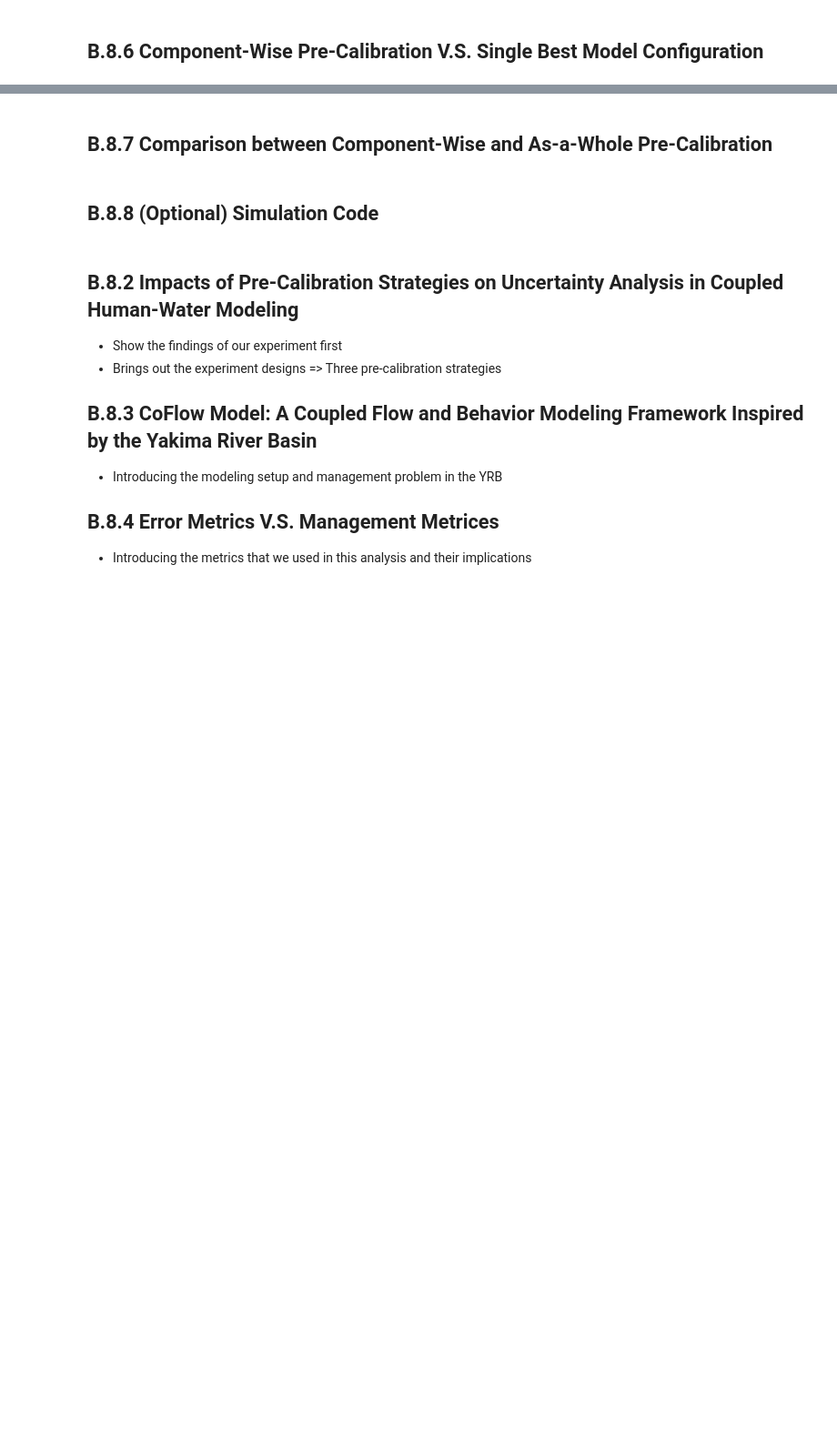
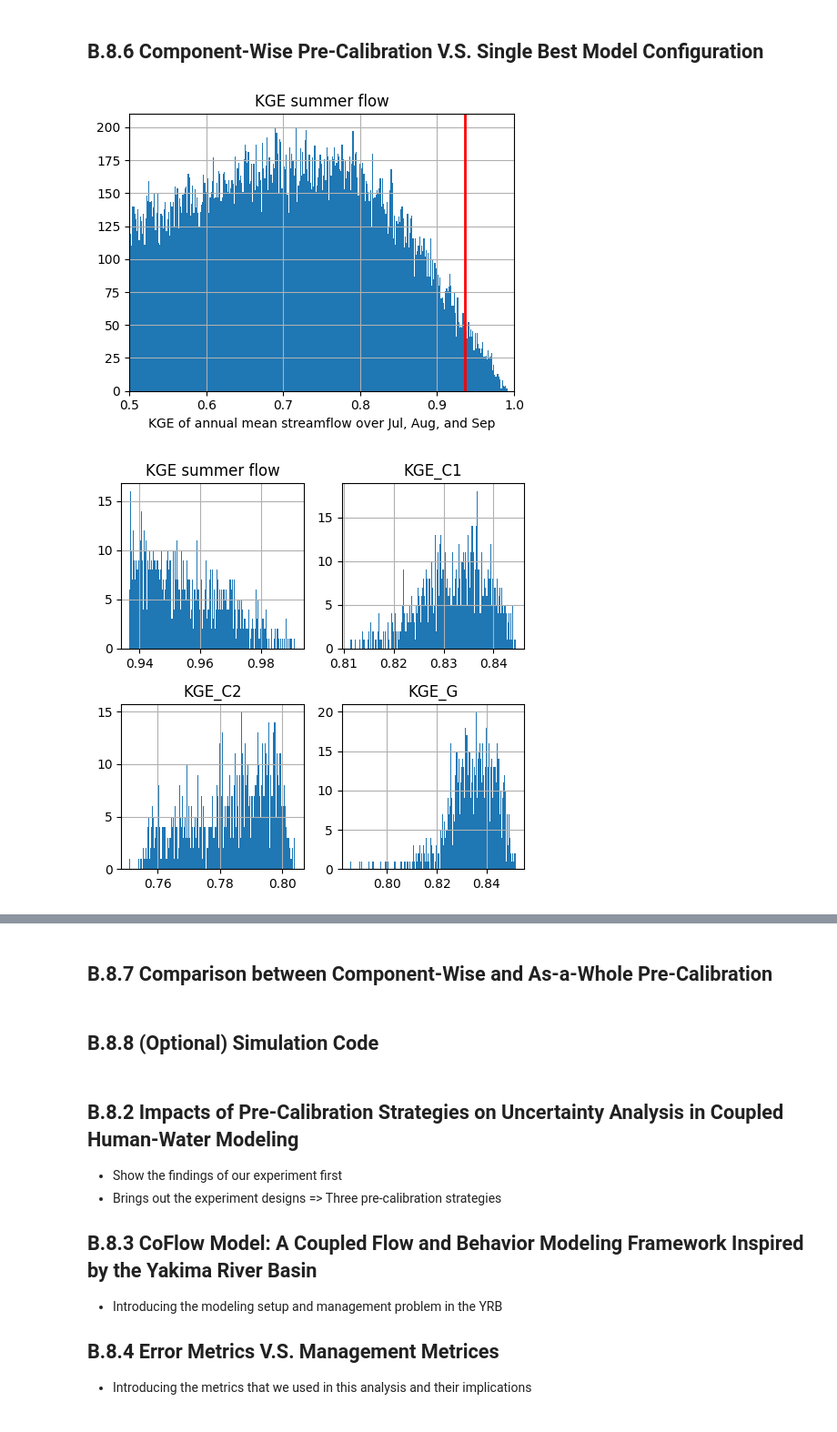
Before and after one commit to cylin928/PreCalibration-CoFlow, a Jupyter notebook: precalibration.ipynb, the cells around one changed output, grey strips where cells are left out. Shown at 91% size. Cells and saved outputs as stored; diff of their text form; code cells hidden in the pictures; blank space fills up the shorter version.

```diff
--- a/precalibration.ipynb
+++ b/precalibration.ipynb
@@ -12,8 +12,11 @@ The code block below is to setup the environment.
 
 # Install packages if not already installed
 #!pip install pathnavigator
-
+import os
+root_dir = os.path.dirname(os.path.abspath(__file__)) if '__file__' in globals() else os.getcwd()
 import pathnavigator
 
-root_dir = rf"{pathnavigator.__path__[0]}/.."
+#root_dir = rf"{pathnavigator.__path__[0]}/.."
 pn = pathnavigator.create(root_dir)
+pn.chdir()
+print(pn.get())  # Check working directory
@@ -176,2 +295,38 @@ Table 2. ABM parameters
 # %% [markdown]
 ## B.8.6 Component-Wise Pre-Calibration V.S. Single Best Model Configuration
+# %%
+# Precalibration on hydrological model
+
+import matplotlib.pyplot as plt
+import numpy as np
+from src.utils import read_parquet
+
+folder = "component_wise_precalibration_hy"
+
+df_hy = read_parquet(pn.get(folder, "output", "component_wise_precalibration_hy_135334_metrics.parquet"))
+df_hy = df_hy.rename(columns={"KGE_G(789)": "KGE summer flow"})
+ylist = ["KGE summer flow", 'KGE_C1', 'KGE_C2', 'KGE_G']
+
+# Select top 1% (N=1000)
+q99 = np.quantile(df_hy[["KGE summer flow"]], 0.99)
+# 0.9367
+
+#% KGE summer flow
+fig, ax = plt.subplots(figsize=(5, 4))
+df_hy[["KGE summer flow"]].hist(bins=1000, ax=ax)
+ax.set_xlim([0.5, 1])
+ax.axvline(q99, c="r", lw=2)
+#ax.axvline(0.754, c="orange", lw=2, label="Baseline")
+ax.set_xlabel("KGE of annual mean streamflow over Jul, Aug, and Sep")
+plt.tight_layout()
+plt.show()
+
+
+df_hy_plausible = df_hy[df_hy["KGE summer flow"] >= q99]
+fig, ax = plt.subplots(figsize=(5, 5))
+df_hy_plausible[ylist].hist(bins=200, ax=ax)
+plt.tight_layout()
+plt.show()
+# %% [output]
+[figure, added]
+[figure, added]
```
Also changed, not shown: parts of 16 cells of this notebook.
